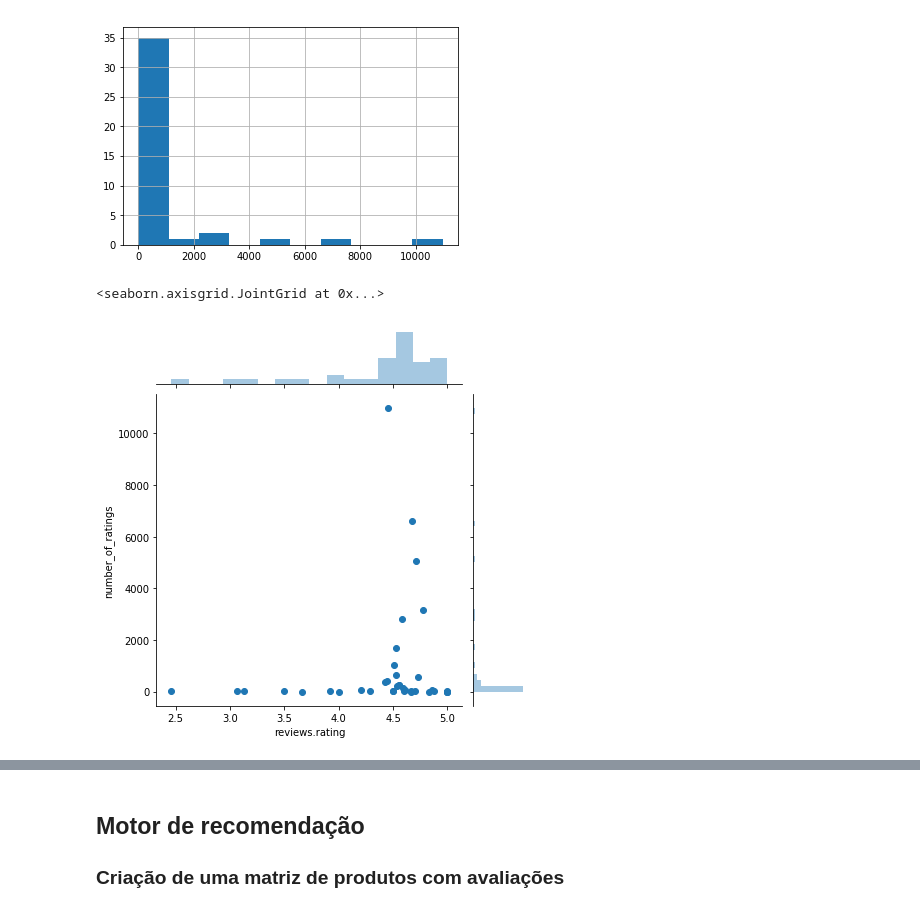
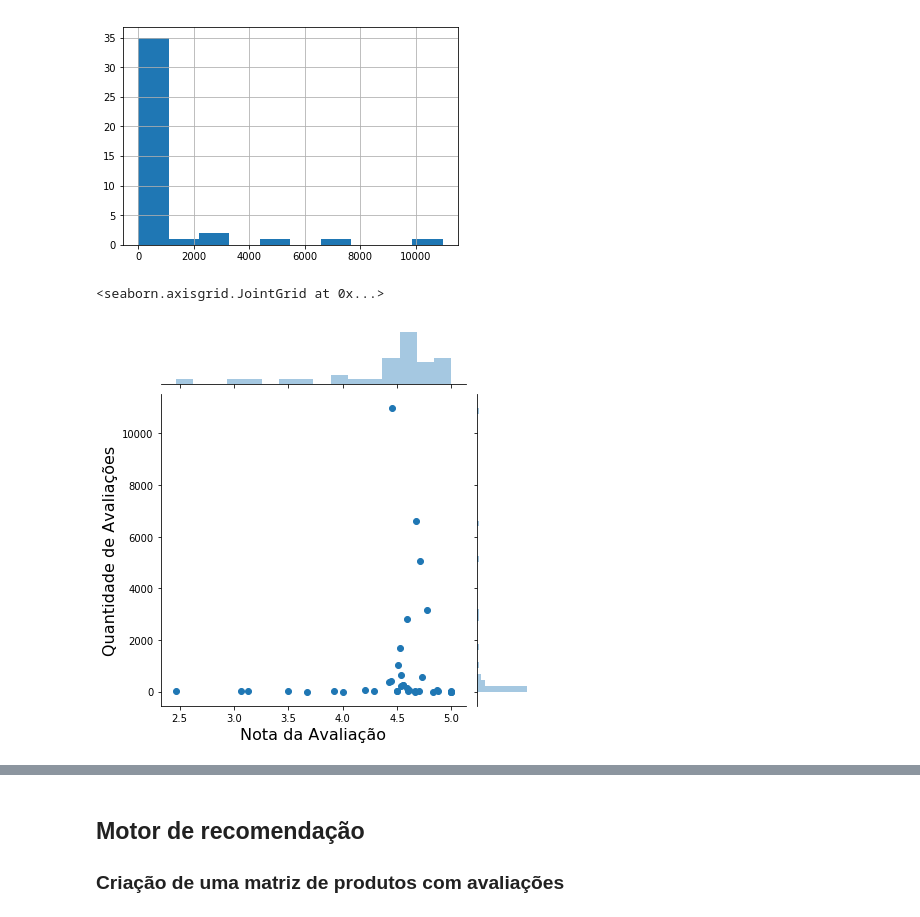
Before and after one commit to LuanAraldi/PLN-recommender, a Jupyter notebook: engine/content_based_PLN.ipynb, the cells around one changed output, grey strips where cells are left out. Saved outputs shown, nothing was run; the diff lists cells and outputs as text; code cells hidden in the pictures.

```diff
--- a/engine/content_based_PLN.ipynb
+++ b/engine/content_based_PLN.ipynb
@@ -131,7 +134,9 @@ products['number_of_ratings'].hist()
 <matplotlib.axes._subplots.AxesSubplot at 0x...>
 [figure]
 # %%
-sns.jointplot(x='reviews.rating', y='number_of_ratings', data=products)
+h = sns.jointplot(x='reviews.rating', y='number_of_ratings', data=products)
+
+h.set_axis_labels('Nota da Avaliação', 'Quantidade de Avaliações', fontsize=16)
 # %% [output]
 <seaborn.axisgrid.JointGrid at 0x...>
-[figure, old version]
+[figure, new version]
```
Also changed, not shown: parts of 8 cells of this notebook, 15 other files.
